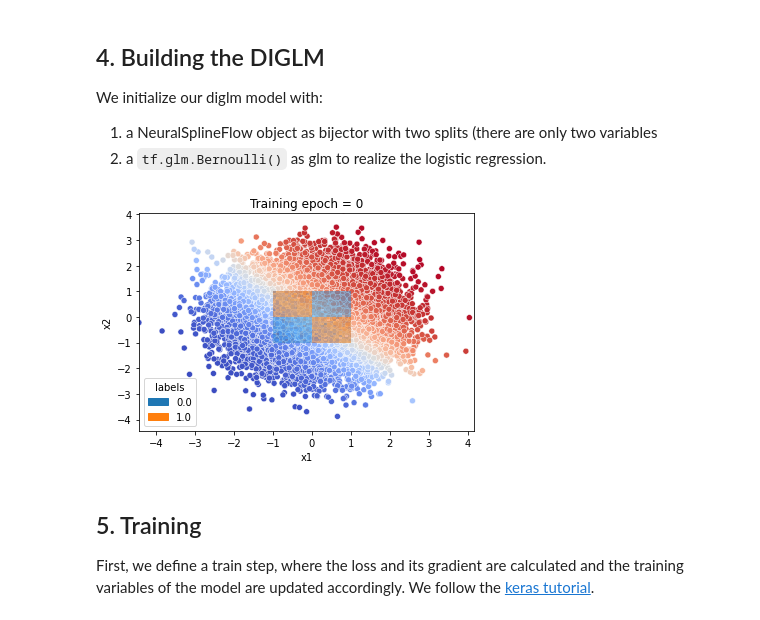
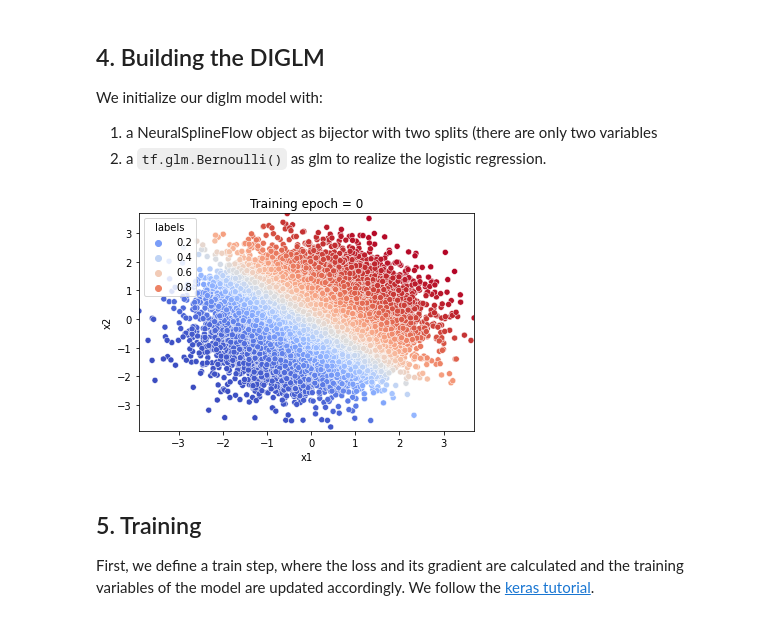
Before and after one commit to MarcoRiggirello/diglm, a Jupyter notebook: docs/source/notebooks/diglm_nb.ipynb, the cells around one changed output. Saved outputs shown, nothing was run; the diff lists cells and outputs as text; code cells hidden in the pictures.

Commit message:
diglm_nb ok

```diff
--- a/docs/source/notebooks/diglm_nb.ipynb
+++ b/docs/source/notebooks/diglm_nb.ipynb
@@ -75,8 +85,8 @@ The sampled vectors and the response are transformed to a `tf.data.Dataset`.
 #response function
 response = lambda x1, x2: x1 * x2 > 1 / (x1 * x2)
 
-BATCH_SIZE = 128
-DATASET_SIZE = BATCH_SIZE * 128
+BATCH_SIZE = 1024
+DATASET_SIZE = BATCH_SIZE * 32
 VAL_SIZE = BATCH_SIZE * 16
 
 # dataset for training
@@ -118,6 +128,7 @@ def to_tf_dataset(df, columns, dtype='float32', batch_size=32):
     tf_ds = tf.data.Dataset.from_tensor_slices(df[columns].astype(dtype))
     tf_ds = tf_ds.prefetch(tf.data.experimental.AUTOTUNE)
     tf_ds = tf_ds.cache()
+    tf_ds = tf_ds.batch(batch_size)
     return tf_ds
 
 def sampling(size=500):
@@ -141,19 +152,15 @@ def plot(name, counter=None):
     alongside with the target distribution
     """
     # Get sampling data to plot
-    mean, x1, x2 = sampling(size=DATASET_SIZE)
+    mean, x1, x2 = sampling(size=VAL_SIZE)
     df_train = pd.DataFrame(np.stack((mean, x1, x2), axis=1),
                             columns=['labels', 'x1', 'x2'])
     #plot
-    #fig, (ax_1, ax_2) = plt.subplots(nrows=1, ncols=2, figsize=(12, 6))
-    # training data samples
     ax_1 = sns.scatterplot(data=df_train, x='x1', y='x2', hue='labels', palette='coolwarm')
-    sns.histplot(data=df, x='x1', y='x2', hue='labels', alpha=0.5, ax=ax_1)
     ax_1.set_ylim(min(x1), max(x1))
     ax_1.set_xlim(min(x1), max(x2))
     if counter is not None: # used to track the training epoch
         ax_1.set_title(f'Training epoch = {counter}')
-    #ax_2.set_title('Target distribution')
 
     plt.savefig(name)
 
@@ -174,25 +181,25 @@ We initialize our diglm model with:
 2. a `tf.glm.Bernoulli()` as glm to realize the logistic regression.
 # %%
 my_glm = glm.Bernoulli()
-neural_spline_flow = NSF(splits=2)
-diglm = DIGLM(neural_spline_flow, my_glm, 2)
+neural_spline_flow = NSF(splits=2, spline_params=dict())
+diglm = Diglm(neural_spline_flow, my_glm, 2)
 
 train_dict = [{'labels': batch_l,
               'features': batch_ft}
               for batch_l, batch_ft in zip(train_l, train_ft)]
 val_dict = [{'labels': batch_l,
               'features': batch_ft}
               for batch_l, batch_ft in zip(val_l, val_ft)]
 test_dict = [{'labels': batch_l,
               'features': batch_ft}
               for batch_l, batch_ft in zip(test_l, test_ft)]
 
 
 # let's visualize a sample from the inverse distribution of the bijector
 # before training.
 plot('start.jpeg', counter=0)
 # %% [output]
-[figure, old version]
+[figure, new version]
 # %% [markdown]
 ## 5. Training
 
```
Also changed, not shown: parts of 12 cells of this notebook, 1 other file.
